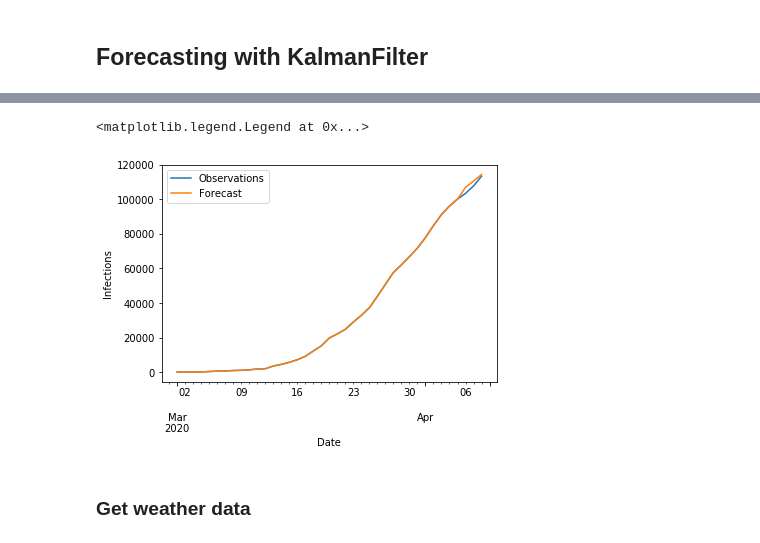
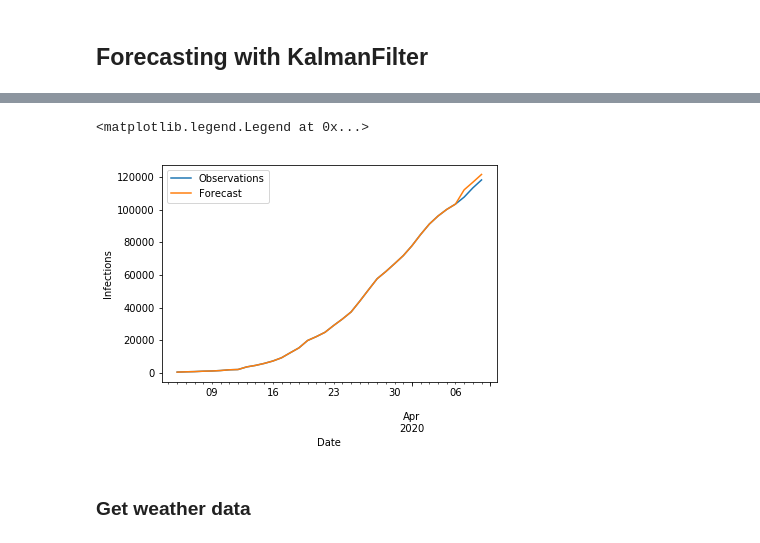
Before and after one commit to matthiasboeker/Covid_19_Forecast, a Jupyter notebook: Notebooks/ARIMA_Approach.ipynb, the cells around one changed output, grey strips where cells are left out. Cells and saved outputs as stored; diff of their text form; code cells hidden in the pictures.

```diff
--- a/Notebooks/ARIMA_Approach.ipynb
+++ b/Notebooks/ARIMA_Approach.ipynb
@@ -182,12 +182,12 @@ ax.legend(['Observations', 'Forecast'])
 # %%
 fig, ax = plt.subplots()
-test_series.loc['2020-03-01':].plot()
-forecast_series.loc['2020-03-01':].plot()
+test_series.loc['2020-03-05':].plot()
+forecast_series.loc['2020-03-05':].plot()
 ax.set_ylabel('Infections')
 ax.legend(['Observations', 'Forecast'])
 # %% [output]
 <matplotlib.legend.Legend at 0x...>
-[figure, old version]
+[figure, new version]
 # %% [markdown]
 ### Get weather data
 # %%
```
Also changed, not shown: parts of 16 cells of this notebook.
